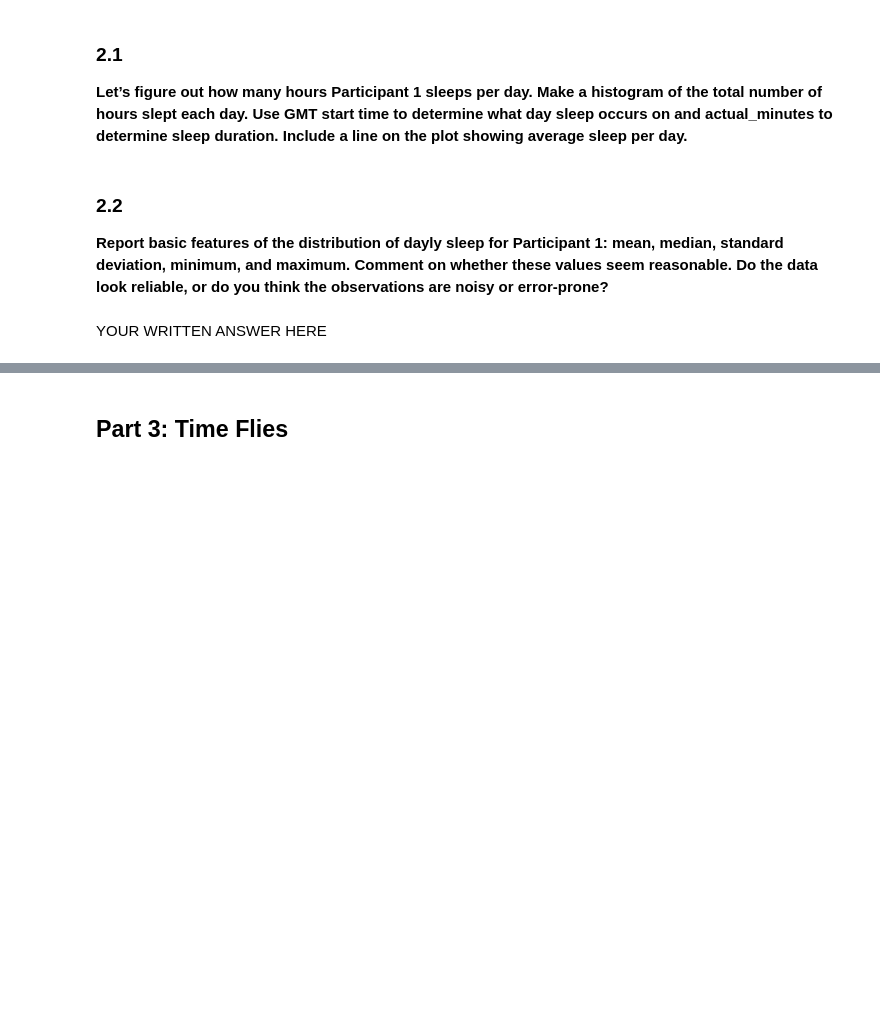
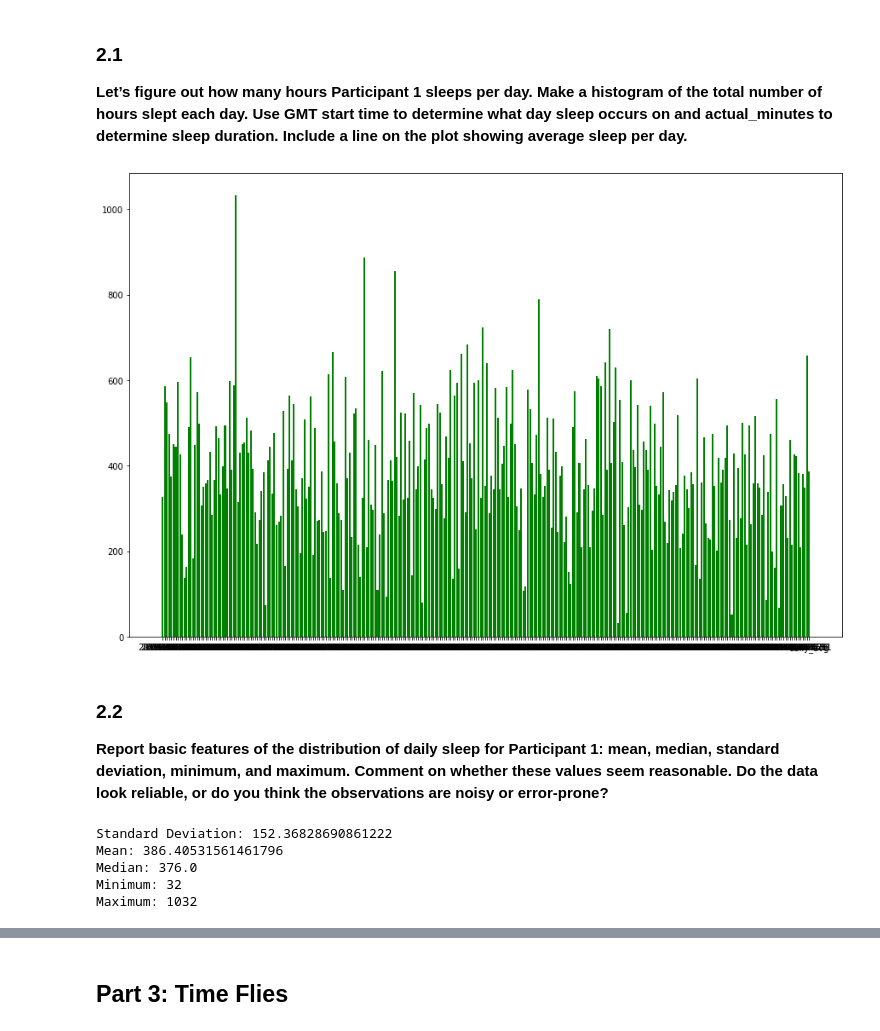
Before and after one commit to jvtanner/timely_wearable, a Jupyter notebook: pset_4.ipynb, the cells around one changed output, grey strips where cells are left out. Saved outputs shown, nothing was run; the diff lists cells and outputs as text; code cells hidden in the pictures; blank space fills up the shorter version.

```diff
--- a/pset_4.ipynb
+++ b/pset_4.ipynb
@@ -53,5 +51,41 @@ time.asctime(time.gmtime(1519940579))
+# %%
+# YOUR CODE HERE
+import pandas as pd
+import matplotlib.pyplot as plt
+from datetime import date as dt
+
+# Read sleep data from csv
+sleep_data = pd.read_csv('sleep_to_03-31-16.csv')
+
+day_sleep = {}
+# Add all the actual_minutes into one value, then {date: minutes}
+for row_index in sleep_data.index:
+    day = dt.fromtimestamp(int(sleep_data['start_timestamp'][row_index]))
+    if day not in day_sleep:
+        day_sleep[day] = sleep_data['actual_minutes'][row_index]
+    else:
+        day_sleep[day] += sleep_data['actual_minutes'][row_index]
+
+
+# Convert datetime.date object to string for graphing purposes
+times = [str(time) for time in list(day_sleep.keys())]
+
+# Find average sleep per day
+avg = 0
+for mins in day_sleep.values():
+    avg += mins
+avg = avg / len(day_sleep)
+# Add avg to both the dict and the list for graphing purposes
+day_sleep['daily_avg'] = avg
+times.append('daily_avg')
+
+plt.figure(figsize=(15, 10))
+plt.bar(times, day_sleep.values(), color='g')
+plt.show()
+# %% [output]
+[figure, added]
 # %% [markdown]
 
 ### 2.2
 
-**Report basic features of the distribution of dayly sleep for Participant 1: mean, median, standard deviation, minimum, and maximum. Comment on whether these values seem reasonable. Do the data look reliable, or do you think the observations are noisy or error-prone?**
+**Report basic features of the distribution of daily sleep for Participant 1: mean, median, standard deviation, minimum, and maximum. Comment on whether these values seem reasonable. Do the data look reliable, or do you think the observations are noisy or error-prone?**
@@ -60,2 +92,23 @@ time.asctime(time.gmtime(1519940579))
-# %% [markdown]
-YOUR WRITTEN ANSWER HERE
+# %%
+# YOUR CODE HERE
+import numpy as np
+
+day_sleep.pop('daily_avg', None)
+minutes_slept = list(day_sleep.values())
+
+# Basic info on data
+def basic_dist(val_list):
+    stdev = np.std(val_list)
+    mean = np.mean(val_list)
+    median = np.median(val_list)
+    minim = min(val_list)
+    maxim = max(val_list)
+    print(f"Standard Deviation: {stdev}\nMean: {mean}\nMedian: {median}\nMinimum: {minim}\nMaximum: {maxim}")
+
+basic_dist(minutes_slept)
+# %% [output]
+Standard Deviation: 152.36828690861222
+Mean: 386.40531561461796
+Median: 376.0
+Minimum: 32
+Maximum: 1032
```
Also changed, not shown: parts of 12 cells of this notebook.
